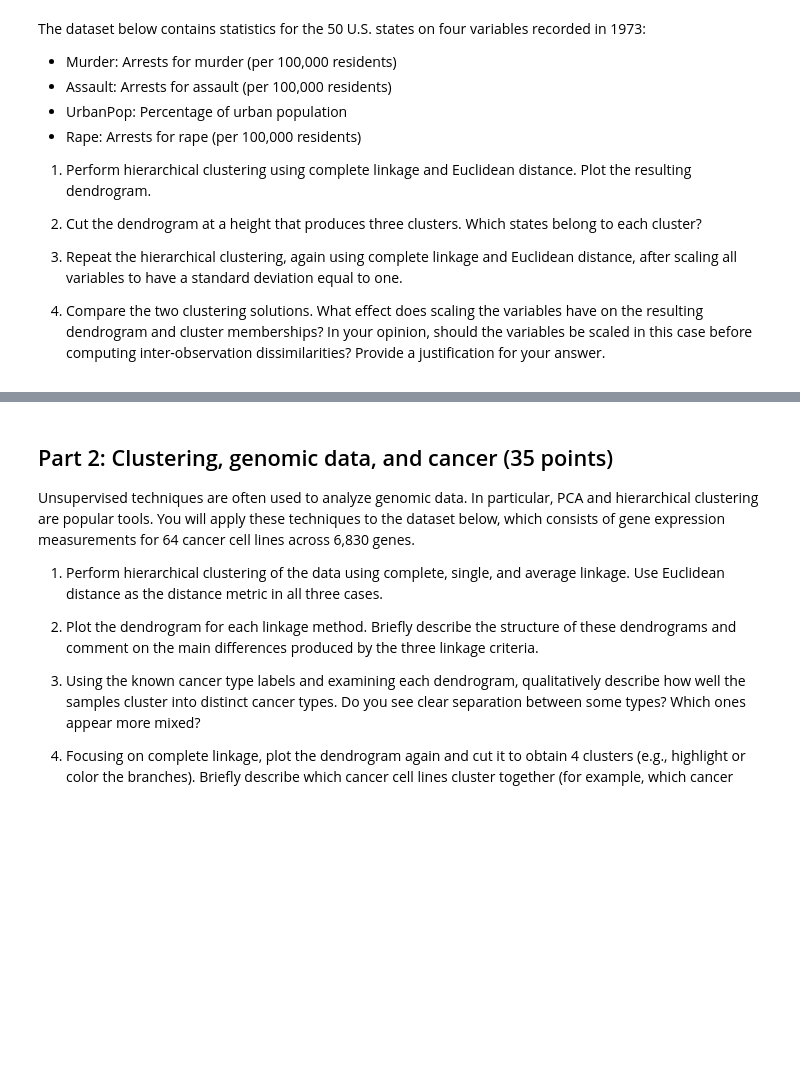
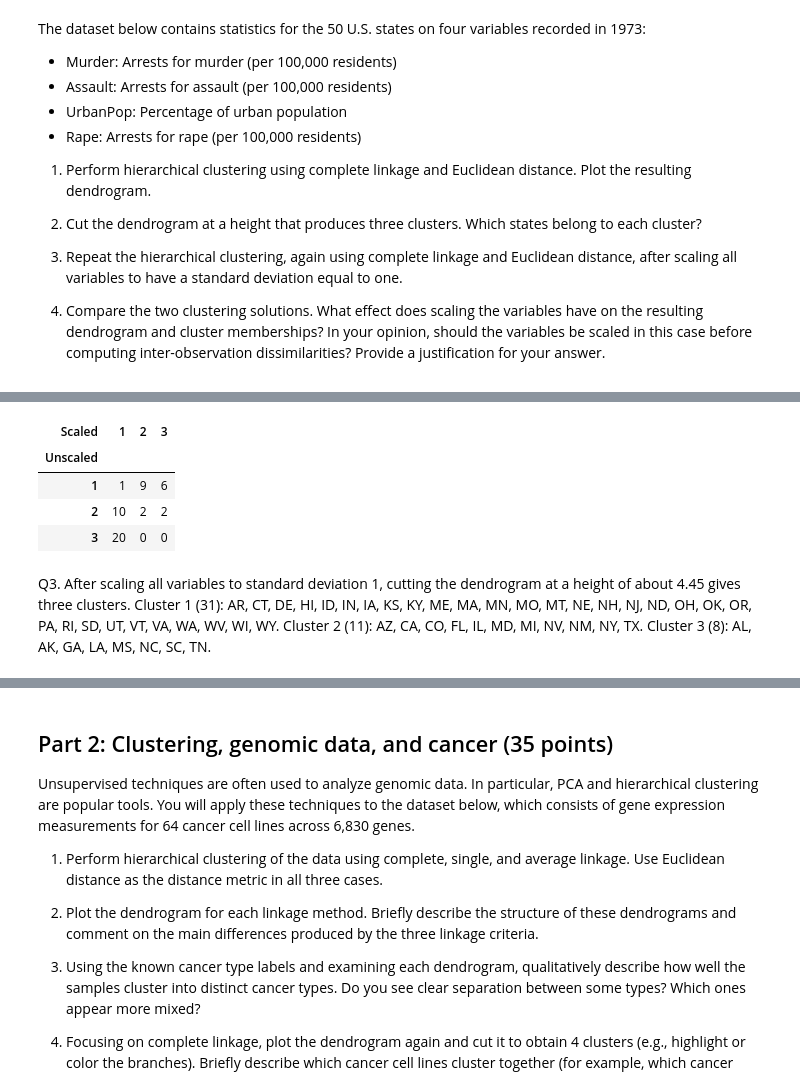
Before and after one commit to AudreyStelle/ML-Lab-3-Non-linear-Dimensionality-Reduction---t-SNE-and-UMAP, a Jupyter notebook: 08-clustering-real-data.ipynb, the cells around one changed output, grey strips where cells are left out. Cells and saved outputs as stored; diff of their text form; code cells hidden in the pictures; blank space fills up the shorter version.

```diff
--- a/08-clustering-real-data.ipynb
+++ b/08-clustering-real-data.ipynb
@@ -47,0 +130,11 @@ X.head() # This is the dataset to use
+# %%
+pd.crosstab(clusters_raw, clusters_scaled,
+            rownames=["Unscaled"], colnames=["Scaled"])
+# %% [output]
+| Scaled | 1 | 2 | 3 |
+| Unscaled |  |  |  |
+| 1 | 1 | 9 | 6 |
+| 2 | 10 | 2 | 2 |
+| 3 | 20 | 0 | 0 |
+# %% [markdown]
+Q3. After scaling all variables to standard deviation 1, cutting the dendrogram at a height of about 4.45 gives three clusters. Cluster 1 (31): AR, CT, DE, HI, ID, IN, IA, KS, KY, ME, MA, MN, MO, MT, NE, NH, NJ, ND, OH, OK, OR, PA, RI, SD, UT, VT, VA, WA, WV, WI, WY. Cluster 2 (11): AZ, CA, CO, FL, IL, MD, MI, NV, NM, NY, TX. Cluster 3 (8): AL, AK, GA, LA, MS, NC, SC, TN.
```
Also changed, not shown: parts of 9 cells of this notebook.
